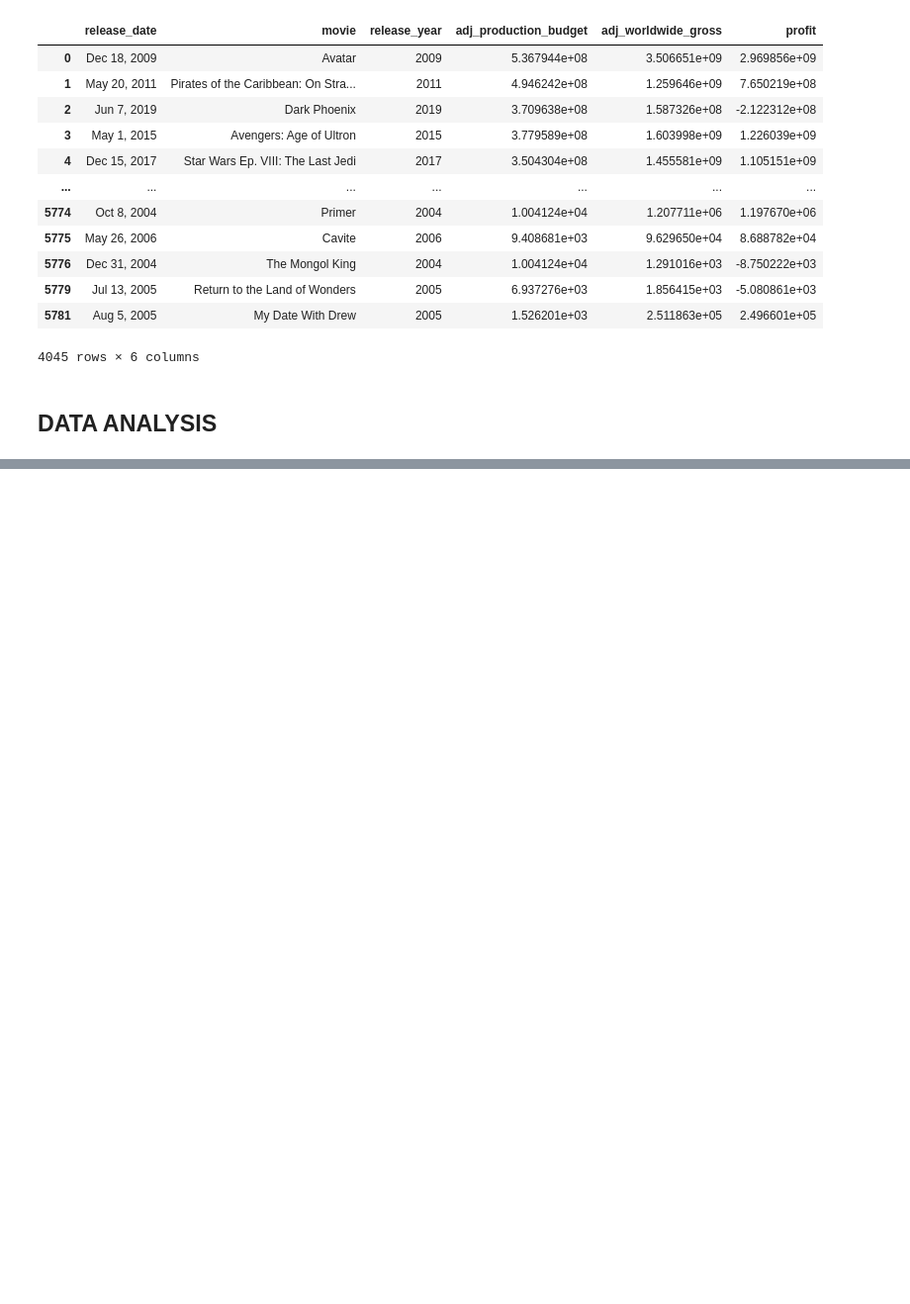
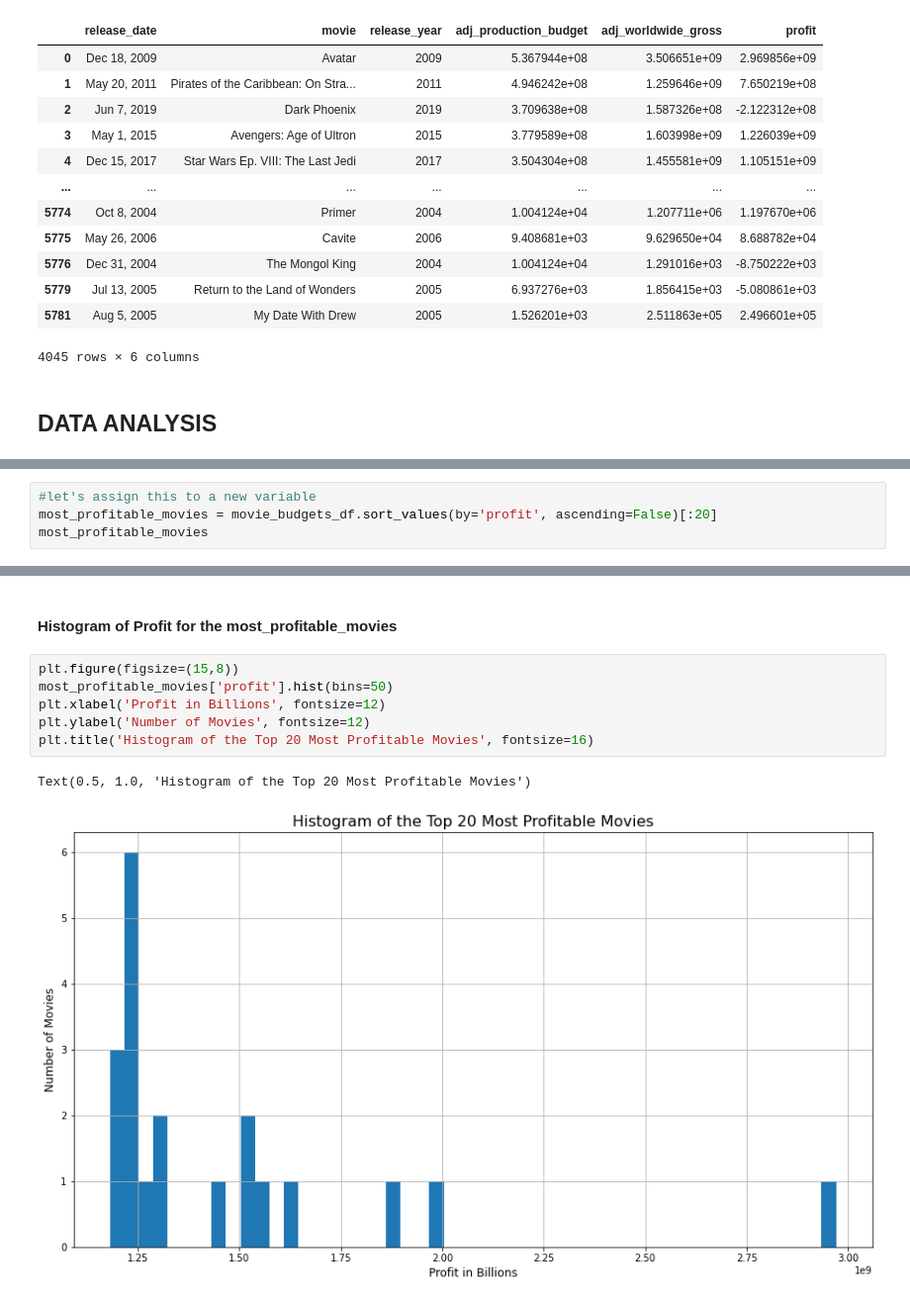
Before and after one commit to NguyoJer/dsc-phase-1-project-v2-4, a Jupyter notebook: student.ipynb, the cells around one changed output, grey strips where cells are left out. Shown: that part at 99% size. Drawn from its saved outputs; the diff is of its cells as text; blank space fills up the shorter version.

```diff
--- a/student.ipynb
+++ b/student.ipynb
@@ -654,0 +706,4 @@ It will also be beneficial in our analysis to have uniformity when discussing mo
+# %%
+#let's assign this to a new variable
+most_profitable_movies = movie_budgets_df.sort_values(by='profit', ascending=False)[:20]
+most_profitable_movies
@@ -654,0 +742,11 @@ It will also be beneficial in our analysis to have uniformity when discussing mo
+# %% [markdown]
+#### Histogram of Profit for the most_profitable_movies
+# %%
+plt.figure(figsize=(15,8))
+most_profitable_movies['profit'].hist(bins=50)
+plt.xlabel('Profit in Billions', fontsize=12)
+plt.ylabel('Number of Movies', fontsize=12)
+plt.title('Histogram of the Top 20 Most Profitable Movies', fontsize=16)
+# %% [output]
+Text(0.5, 1.0, 'Histogram of the Top 20 Most Profitable Movies')
+[figure, added]
```
Also changed, not shown: parts of 17 cells of this notebook.
